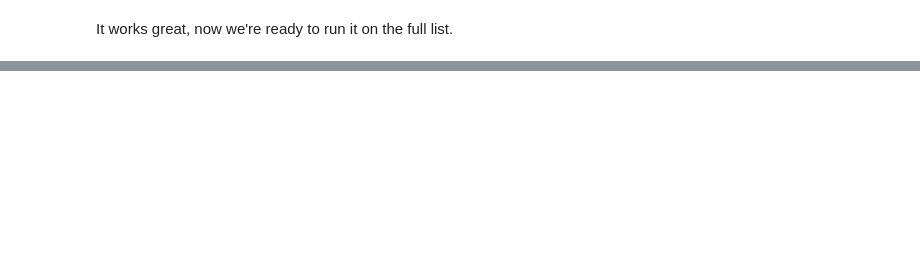
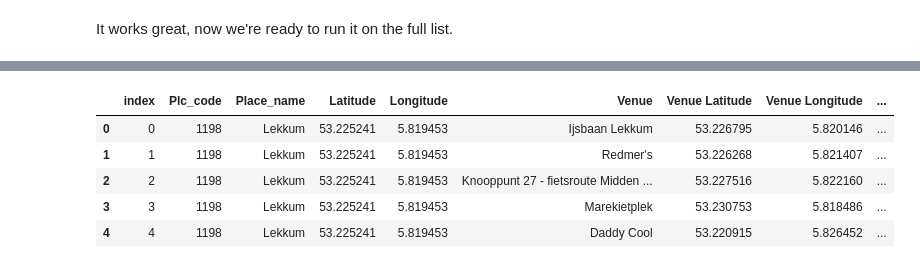
Before and after one commit to LauLau85/Coursera_Capstone, a Jupyter notebook: A Comparison of Rural Towns in the Netherlands.ipynb, the cells around one changed output, grey strips where cells are left out. Drawn from its saved outputs; the diff is of its cells as text; code cells hidden in the pictures; blank space fills up the shorter version.

```diff
--- a/A Comparison of Rural Towns in the Netherlands.ipynb
+++ b/A Comparison of Rural Towns in the Netherlands.ipynb
@@ -2625,0 +2650,12 @@ dtype: object
+# %%
+#Read SRT_venues table into dataframe
+query = 'SELECT "index", "Plc_code", "Place_name", "Latitude", "Longitude", "Venue", "Venue Latitude", "Venue Longitude", "Venue Category" FROM "VSR62892"."SRT_Venues";'
+SRT_venues = pd.read_sql_query(query, engine)
+SRT_venues.head()
+# %% [output]
+|  | index | Plc_code | Place_name | Latitude | Longitude | Venue | Venue Latitude | Venue Longitude | ... |
+| 0 | 0 | 1198 | Lekkum | 53.225241 | 5.819453 | Ijsbaan Lekkum | 53.226795 | 5.820146 | ... |
+| 1 | 1 | 1198 | Lekkum | 53.225241 | 5.819453 | Redmer's | 53.226268 | 5.821407 | ... |
+| 2 | 2 | 1198 | Lekkum | 53.225241 | 5.819453 | Knooppunt 27 - fietsroute Midden ... | 53.227516 | 5.822160 | ... |
+| 3 | 3 | 1198 | Lekkum | 53.225241 | 5.819453 | Marekietplek | 53.230753 | 5.818486 | ... |
+| 4 | 4 | 1198 | Lekkum | 53.225241 | 5.819453 | Daddy Cool | 53.220915 | 5.826452 | ... |
```
Also changed, not shown: parts of 20 cells of this notebook.
